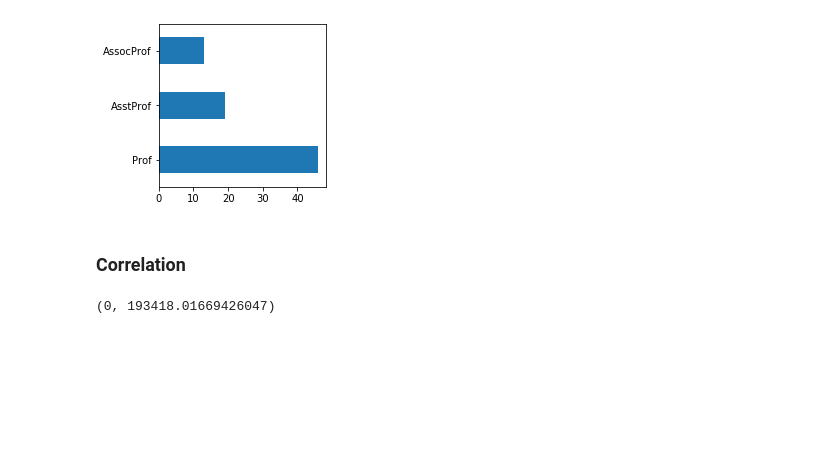
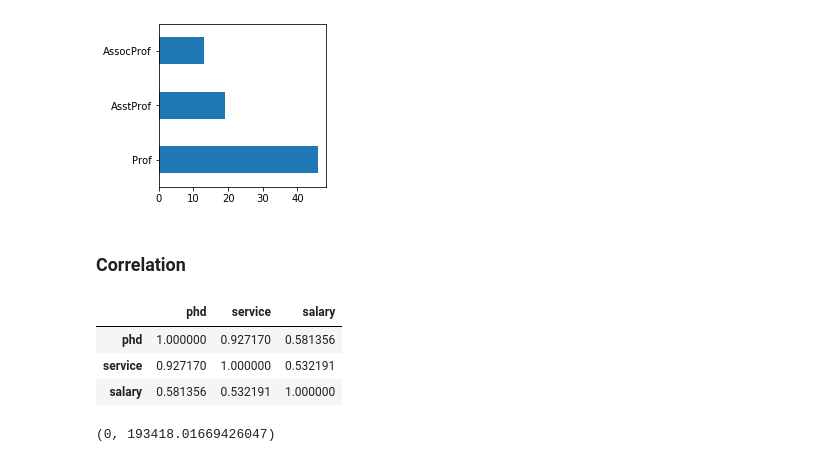
Before and after one commit to keshavsingh4522/Python, a Jupyter notebook: Coursera/Data Analysis with Python/week 3/Untitled.ipynb, the cells around one changed output. Cells and saved outputs as stored; diff of their text form; code cells hidden in the pictures; blank space fills up the shorter version.

```diff
--- a/Coursera/Data Analysis with Python/week 3/Untitled.ipynb
+++ b/Coursera/Data Analysis with Python/week 3/Untitled.ipynb
@@ -205,6 +205,13 @@ df['rank'].value_counts().plot(kind='barh',figsize=(3,3))
 [figure]
 # %% [markdown]
 ### Correlation
+# %%
+df.corr()
+# %% [output]
+|  | phd | service | salary |
+| phd | 1.000000 | 0.927170 | 0.581356 |
+| service | 0.927170 | 1.000000 | 0.532191 |
+| salary | 0.581356 | 0.532191 | 1.000000 |
 # %%
 sns.regplot(x='phd',y='salary',data=df)
 plt.ylim(0,)
```
Also changed, not shown: parts of 12 cells of this notebook, 4 other files.
